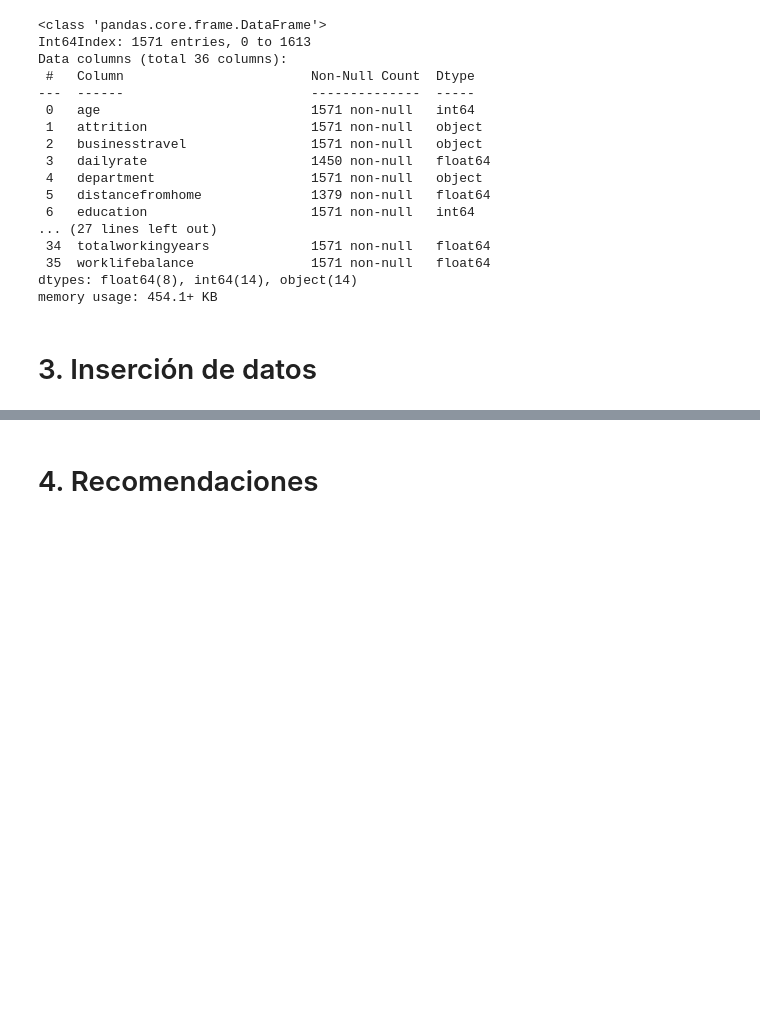
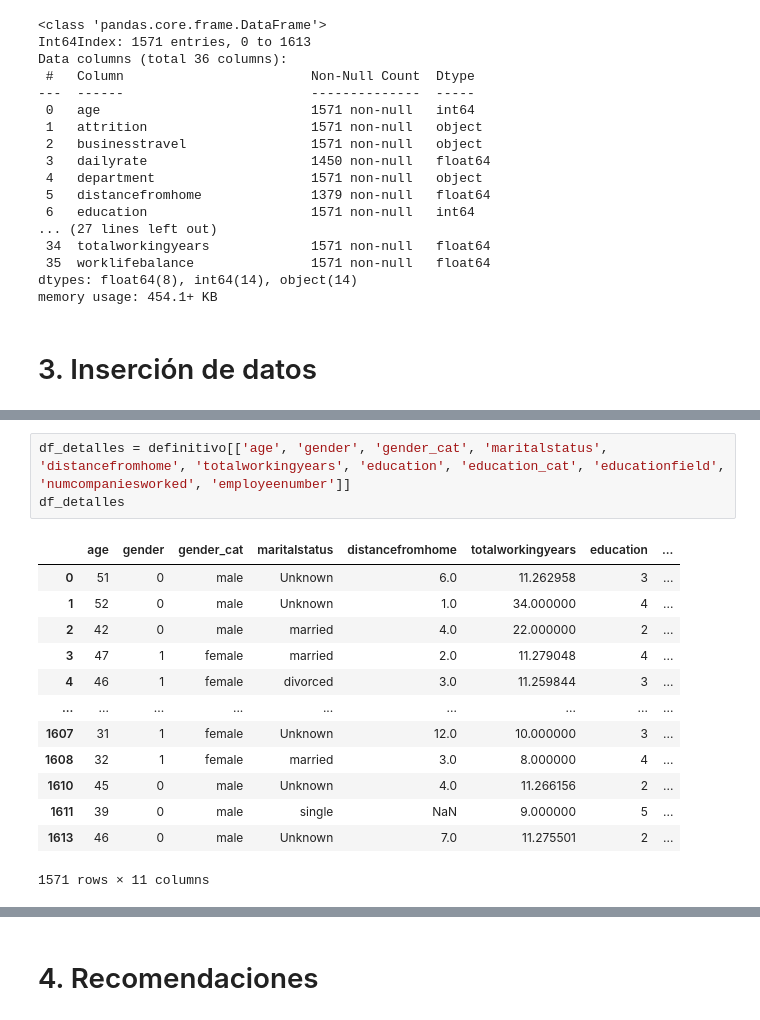
Before and after one commit to Adalab/proyecto-da-promo-Farzana-modulo3-team1, a Jupyter notebook: madre.ipynb, the cells around one changed output, grey strips where cells are left out. Saved outputs shown, nothing was run; the diff lists cells and outputs as text; blank space fills up the shorter version.

```diff
--- a/madre.ipynb
+++ b/madre.ipynb
@@ -717,0 +914,17 @@ memory usage: 454.1+ KB
+# %%
+df_detalles = definitivo[['age', 'gender', 'gender_cat', 'maritalstatus', 'distancefromhome', 'totalworkingyears', 'education', 'education_cat', 'educationfield', 'numcompaniesworked', 'employeenumber']]
+df_detalles
+# %% [output]
+|  | age | gender | gender_cat | maritalstatus | distancefromhome | totalworkingyears | education | ... |
+| 0 | 51 | 0 | male | Unknown | 6.0 | 11.262958 | 3 | ... |
+| 1 | 52 | 0 | male | Unknown | 1.0 | 34.000000 | 4 | ... |
+| 2 | 42 | 0 | male | married | 4.0 | 22.000000 | 2 | ... |
+| 3 | 47 | 1 | female | married | 2.0 | 11.279048 | 4 | ... |
+| 4 | 46 | 1 | female | divorced | 3.0 | 11.259844 | 3 | ... |
+| ... | ... | ... | ... | ... | ... | ... | ... | ... |
+| 1607 | 31 | 1 | female | Unknown | 12.0 | 10.000000 | 3 | ... |
+| 1608 | 32 | 1 | female | married | 3.0 | 8.000000 | 4 | ... |
+| 1610 | 45 | 0 | male | Unknown | 4.0 | 11.266156 | 2 | ... |
+| 1611 | 39 | 0 | male | single | NaN | 9.000000 | 5 | ... |
+| 1613 | 46 | 0 | male | Unknown | 7.0 | 11.275501 | 2 | ... |
+1571 rows × 11 columns
```
Also changed, not shown: parts of 19 cells of this notebook, 1 other file.
